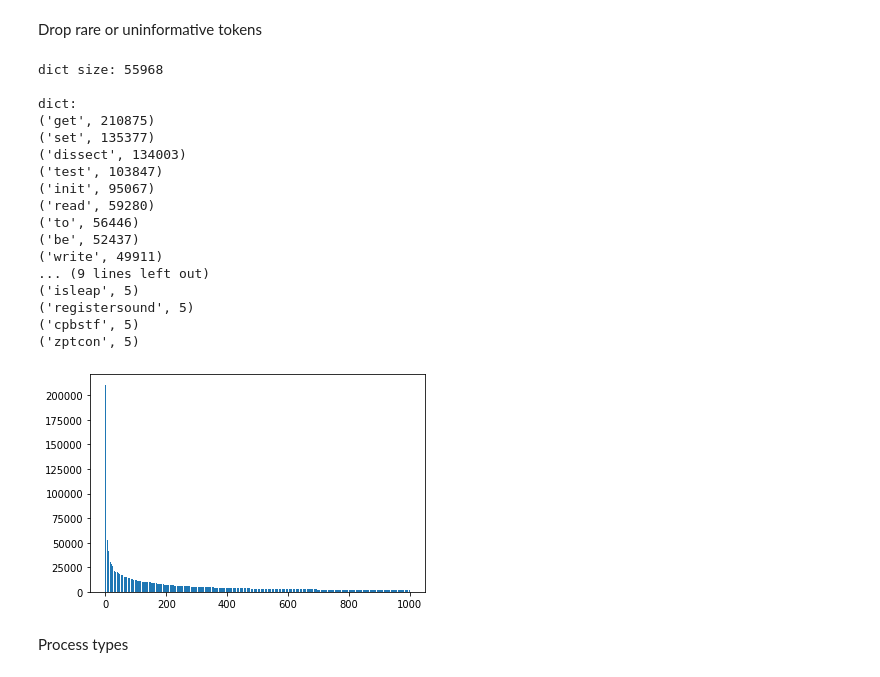
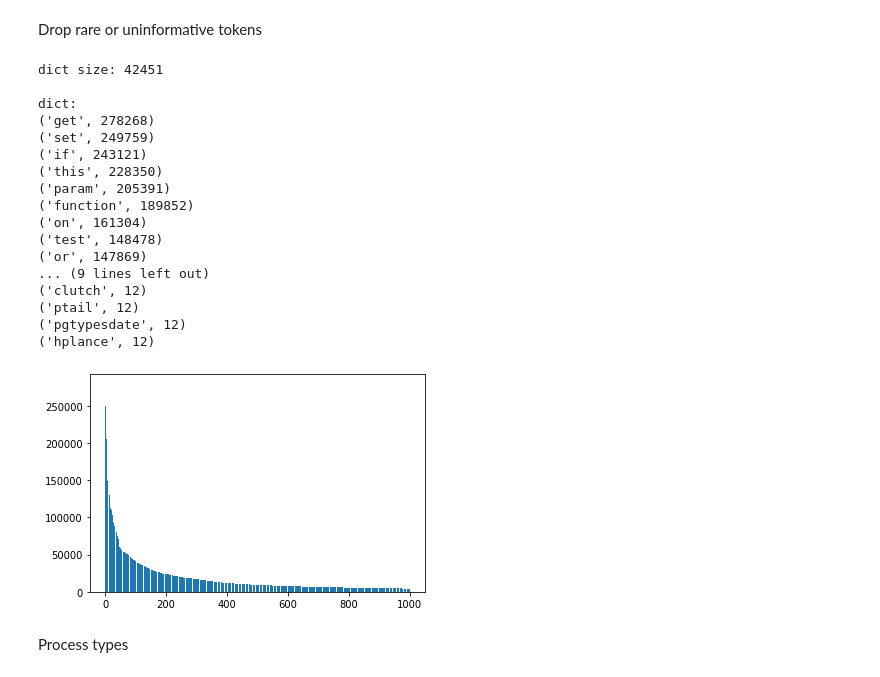
Before and after one commit to vladimirtelepov/inst2vec-function-classifier, a Jupyter notebook: clastering.ipynb, the cells around one changed output. Saved outputs shown, nothing was run; the diff lists cells and outputs as text; code cells hidden in the pictures.

Commit message:
add comment processing

```diff
--- a/clastering.ipynb
+++ b/clastering.ipynb
@@ -56,12 +58,13 @@ $$divI_15
 # %% [markdown]
 Drop wrong names
 # %%
-def drop_wrong_names(func_names, func_types):
+def drop_wrong_names(func_names, func_types, func_comments):
     re_ident = re.compile(rf"^[a-zA-Z_][a-zA-Z_0-9]*$", re.UNICODE)
-    func_names, func_types = map(list, zip(*(itertools.filterfalse(lambda x: not re_ident.fullmatch(x[0]),
-                                                                 zip(func_names, func_types)))))
-    return func_names, func_types
+    func_names, func_types, func_comments = map(
+        list, zip(*(itertools.filterfalse(lambda x: not re_ident.fullmatch(x[0]),
+                                          zip(func_names, func_types, func_comments)))))
+    return func_names, func_types, func_comments
 
-func_names, func_types = drop_wrong_names(func_names, func_types)
+func_names, func_types, func_comments = drop_wrong_names(func_names, func_types, func_comments)
 printk(func_names)
 # %% [output]
@@ -101,6 +104,7 @@ def tokenize_funcs(funcs):
     return tokenized_funcs
 
 tokenized_func_names = tokenize_funcs(func_names)
+tokenized_func_names = [tok_name + tok_comm for tok_name, tok_comm in zip(tokenized_func_names, func_comments)]
 name2tokens = {f: tokenized_func_names[i] for i, f in enumerate(func_names)}
 printk(func_names, nmap=name2tokens, rand=True)
 del name2tokens
@@ -132,8 +136,7 @@ def drop_wrong_symbols(func_names, tokenized_func_names, func_types):
     func_types_ = []
     func_names_ = []
     for i, (name, tokenized_name, types) in enumerate(zip(func_names, tokenized_func_names, func_types)):
-        processed_tokens = [re.sub(wrong_char, "", token).lower()
-                            for token in tokenized_name if re.sub(wrong_char, "", token)]
+        processed_tokens = [wrong_char.sub("", token).lower() for token in tokenized_name if wrong_char.sub("", token)]
         if processed_tokens:
             tokenized_func_names_.append(processed_tokens)
             func_types_.append(types)
@@ -166,7 +169,7 @@ funcs:
 # %% [markdown]
 Split concatenated words to separate tokens
 # %%
-def create_segment_func(tokenized_func_names, c=1, base=1/26, prior=1e-7):
+def create_segment_func(tokenized_func_names, c=1, base=1/26, prior=1e-8):
     word2count = collections.Counter(itertools.chain(*tokenized_func_names))
     total_num_words = sum(word2count.values())
     corrected_total_num_words = (len(word2count) + 1) * c + total_num_words
@@ -188,16 +191,19 @@ def create_segment_func(tokenized_func_names, c=1, base=1/26, prior=1e-7):
     # smoothed probability v2
     def prob3(word):
         unseen_estimation = ones_length2count[len(word)] / ones_num_words if len(word) in ones_length2count \
-            else ones_length2count[ones_longest] / ones_num_words * base ** (len(word) - ones_longest)
+            else ones_length2count[ones_longest] / ones_num_words * base ** (len(word) - ones_longest) \
+            if len(word) > ones_longest else base ** len(word)
         return word2prob1[word] if word in word2prob1 else prior * unseen_estimation
 
     def split(word, start=1, end=20):
         return ((word[:i], word[i:]) for i in range(start, min(len(word) + 1, end)))
 
     @functools.lru_cache(maxsize=10000)
-    def segment(word):
+    def segment(word, maxlen=500):
         if not word:
             return []
+        if len(word) > maxlen:
+            return segment(word[:maxlen]) + segment(word[maxlen:])
         candidates = ([first] + segment(remaining) for first, remaining in split(word))
         return max(candidates, key=lambda x: functools.reduce(operator.__mul__, map(prob3, x), 1))
     return segment
@@ -275,52 +281,52 @@ funcs:
 # %% [markdown]
 Drop rare or uninformative tokens
 # %%
-def prune_vocabulary(func_names, tokenized_func_names, func_types, min_ct=5, min_len=2, max_len=20):
+def prune_vocabulary(func_names, tokenized_func_names, func_types, max_ct=279e3, min_ct=12, min_len=2, max_len=20):
     word2count = collections.Counter(itertools.chain(*tokenized_func_names))
     word2count = {k: v for k, v in sorted(word2count.items(), key=lambda item: item[1], reverse=True)
-                  if v >= min_ct and min_len <= len(k) <= max_len}
+                  if min_ct <= v <= max_ct and min_len <= len(k) <= max_len}
     vocab_low_to_high = {k: v for k, v in sorted(word2count.items(), key=lambda item: item[1], reverse=False)}
     print(f"dict size: {len(word2count)}\n\ndict:")
     print(*((k, v) for _, (k, v) in zip(range(10), word2count.items())), "\nreversed dict:", sep='\n')
     print(*((k, v) for _, (k, v) in zip(range(10), vocab_low_to_high.items())), sep='\n')
 
     word2ind = {w: i for w, i in zip(word2count.keys(), itertools.count())}
     ind2count = {word2ind[w]: freq for (w, freq), _ in zip(word2count.items(), range(1000))}
     plt.bar(ind2count.keys(), ind2count.values())
     plt.show()
 
     tokenized_func_names_ = []
     func_types_ = []
     func_names_ = []
     for i, (name, tokenized_name, types) in enumerate(zip(func_names, tokenized_func_names, func_types)):
         processed_tokens = [token for token in tokenized_name if token in word2count]
         if processed_tokens:
             tokenized_func_names_.append(processed_tokens)
             func_types_.append(types)
             func_names_.append(name)
 
     return func_names_, tokenized_func_names_, func_types_
 
 func_names, tokenized_func_names, func_types = prune_vocabulary(func_names, tokenized_func_names, func_types)
 # %% [output]
-dict size: 55968
+dict size: 42451
 
 dict:
-('get', 210875)
-('set', 135377)
-('dissect', 134003)
-('test', 103847)
-('init', 95067)
-('read', 59280)
-('to', 56446)
-('be', 52437)
-('write', 49911)
+('get', 278268)
+('set', 249759)
+('if', 243121)
+('this', 228350)
+('param', 205391)
+('function', 189852)
+('on', 161304)
+('test', 148478)
+('or', 147869)
 ... (9 lines left out)
-('isleap', 5)
-('registersound', 5)
-('cpbstf', 5)
-('zptcon', 5)
+('clutch', 12)
+('ptail', 12)
+('pgtypesdate', 12)
+('hplance', 12)
-[figure, old version]
+[figure, new version]
 # %% [markdown]
 Process types
 # %%
```
Also changed, not shown: parts of 9 cells of this notebook, 1 other file.
